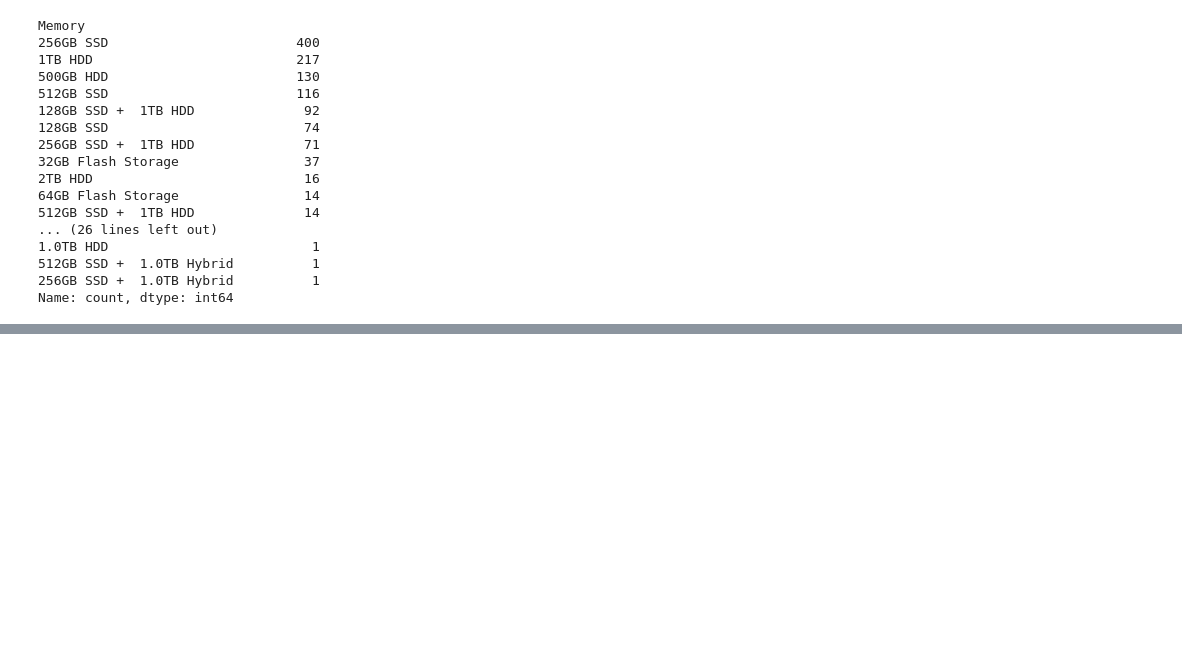
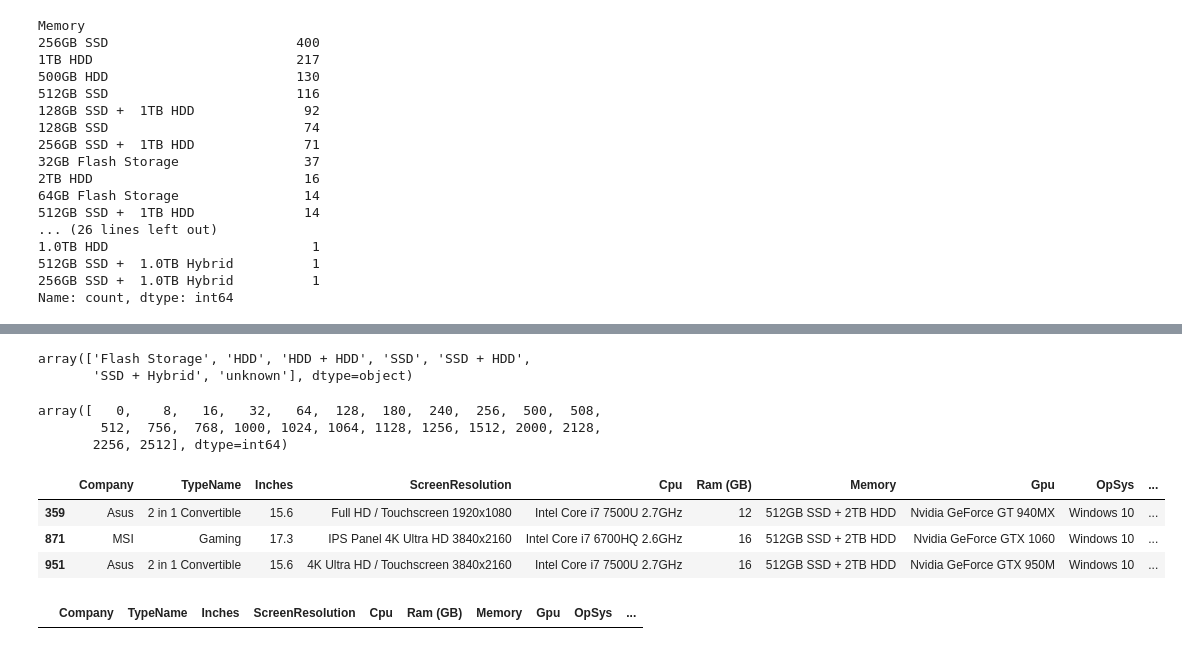
Before and after one commit to HaileleulGirma/Laptop-price-predicting-model, a Jupyter notebook: laptop sales data/laptop_sales.ipynb, the cells around one changed output, grey strips where cells are left out. Saved outputs shown, nothing was run; the diff lists cells and outputs as text; code cells hidden in the pictures; blank space fills up the shorter version.

```diff
--- a/laptop sales data/laptop_sales.ipynb
+++ b/laptop sales data/laptop_sales.ipynb
@@ -518,0 +342,22 @@ model.score(X_test, y_test)
+# %%
+np.unique(laptop_sales['Memory type'])
+# %% [output]
+array(['Flash Storage', 'HDD', 'HDD + HDD', 'SSD', 'SSD + HDD',
+       'SSD + Hybrid', 'unknown'], dtype=object)
+# %%
+np.unique(laptop_sales['Memory amount (GB)'])
+# %% [output]
+array([   0,    8,   16,   32,   64,  128,  180,  240,  256,  500,  508,
+        512,  756,  768, 1000, 1024, 1064, 1128, 1256, 1512, 2000, 2128,
+       2256, 2512], dtype=int64)
+# %%
+laptop_sales[laptop_sales['Memory amount (GB)'] == 2512]
+# %% [output]
+|  | Company | TypeName | Inches | ScreenResolution | Cpu | Ram (GB) | Memory | Gpu | OpSys | ... |
+| 359 | Asus | 2 in 1 Convertible | 15.6 | Full HD / Touchscreen 1920x1080 | Intel Core i7 7500U 2.7GHz | 12 | 512GB SSD + 2TB HDD | Nvidia GeForce GT 940MX | Windows 10 | ... |
+| 871 | MSI | Gaming | 17.3 | IPS Panel 4K Ultra HD 3840x2160 | Intel Core i7 6700HQ 2.6GHz | 16 | 512GB SSD + 2TB HDD | Nvidia GeForce GTX 1060 | Windows 10 | ... |
+| 951 | Asus | 2 in 1 Convertible | 15.6 | 4K Ultra HD / Touchscreen 3840x2160 | Intel Core i7 7500U 2.7GHz | 16 | 512GB SSD + 2TB HDD | Nvidia GeForce GTX 950M | Windows 10 | ... |
+# %%
+laptop_sales[laptop_sales['Memory type'] == 'Hybrid']
+# %% [output]
+|  | Company | TypeName | Inches | ScreenResolution | Cpu | Ram (GB) | Memory | Gpu | OpSys | ... |
```
Also changed, not shown: parts of 29 cells of this notebook.
